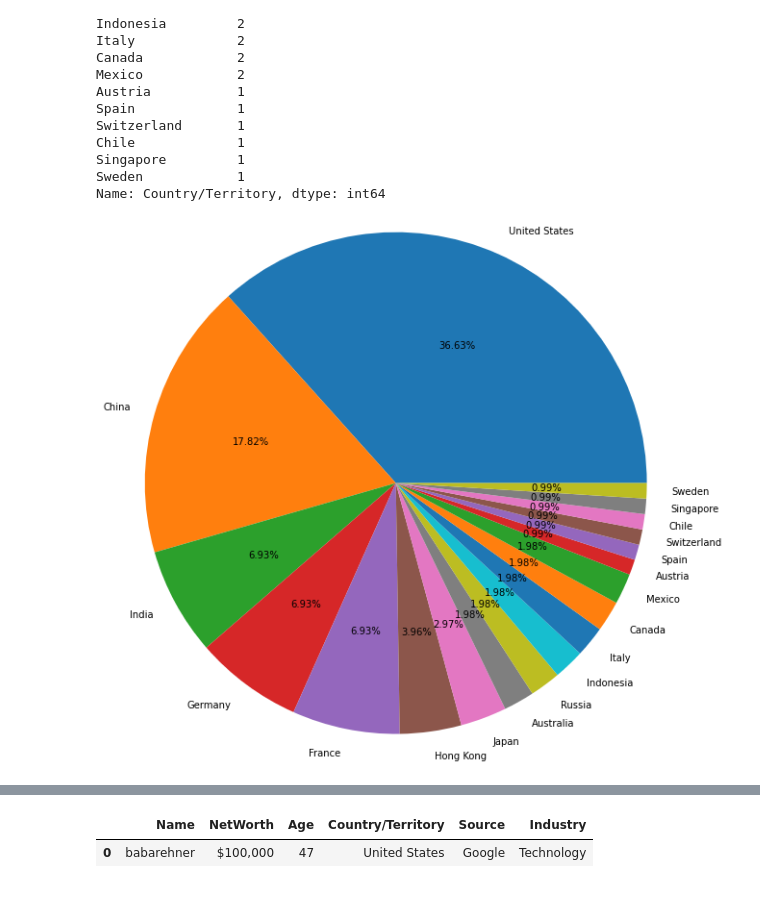
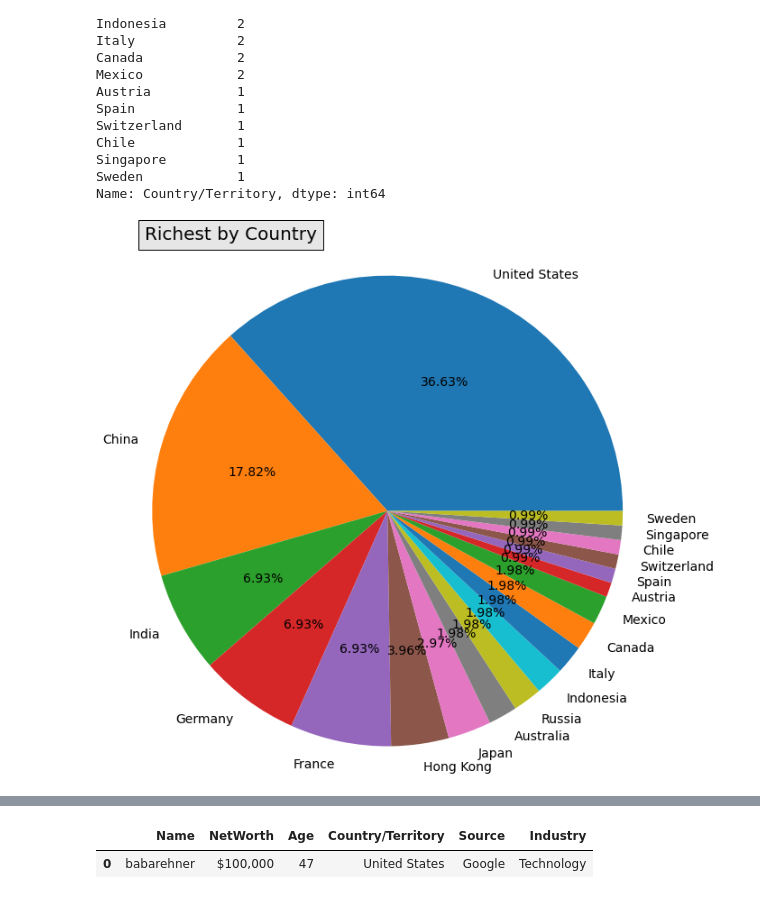
Before and after one commit to babarehner/jupiter-top_richest, a Jupyter notebook: df_Richies.ipynb, the cells around one changed output, grey strips where cells are left out. Cells and saved outputs as stored; diff of their text form; code cells hidden in the pictures.

```diff
--- a/df_Richies.ipynb
+++ b/df_Richies.ipynb
@@ -112,11 +122,13 @@ Singapore         1
 Sweden            1
 Name: Country/Territory, dtype: int64
 # %%
-# pie plot of countries with billionaires
-country.plot(kind='pie',autopct='%.2f%%',radius=3, label='')
+# pie plot of countries with billionaires with a title
+country.plot(kind='pie', autopct='%.2f%%', radius=3, label='', textprops={'fontsize':14})
+# May have to restart kernel after making changes to the below line
+plt.title("Richest by Country", x=-0.3, fontdict={'fontsize':20},  pad=192, bbox={'facecolor':'0.9', 'pad':7})
 plt.show()
 # %% [output]
-[figure, old version]
+[figure, new version]
 # %%
 # find which source developed the greatest number of billionaires
 df_richest['Source'].value_counts()
```
Also changed, not shown: parts of 10 cells of this notebook.
